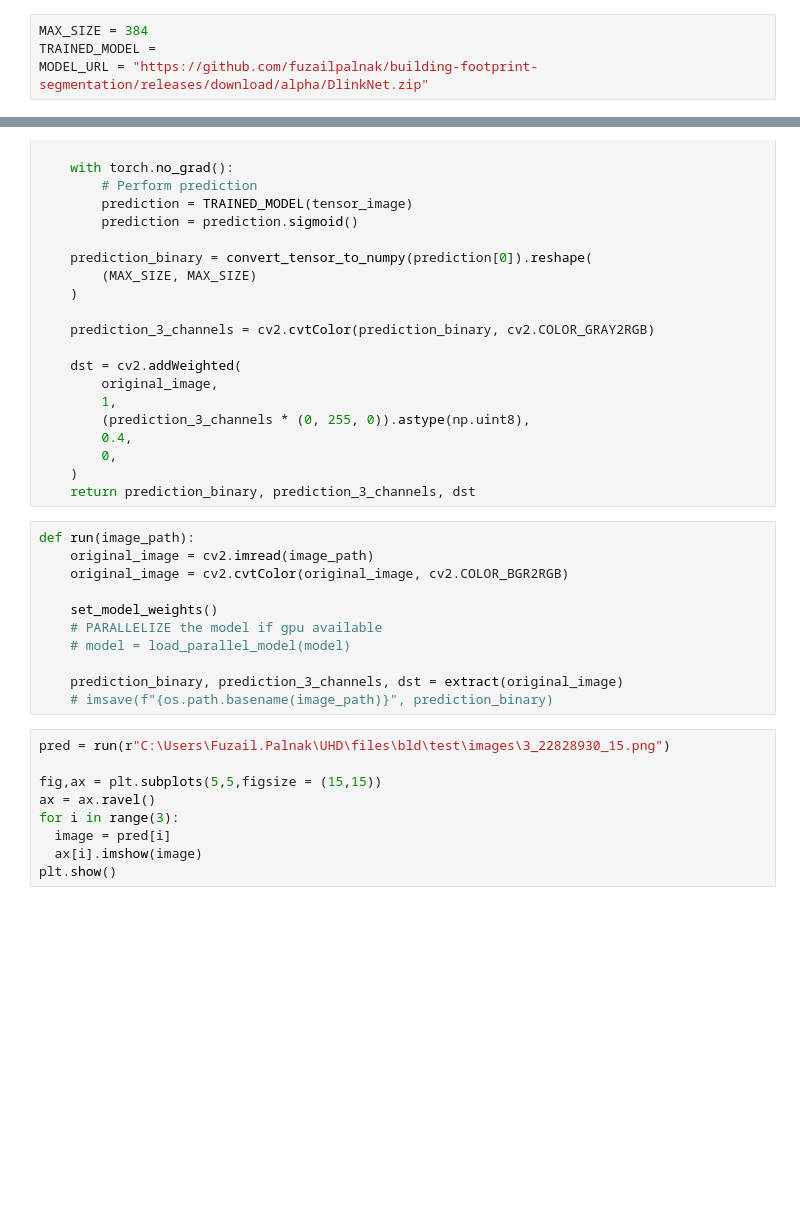
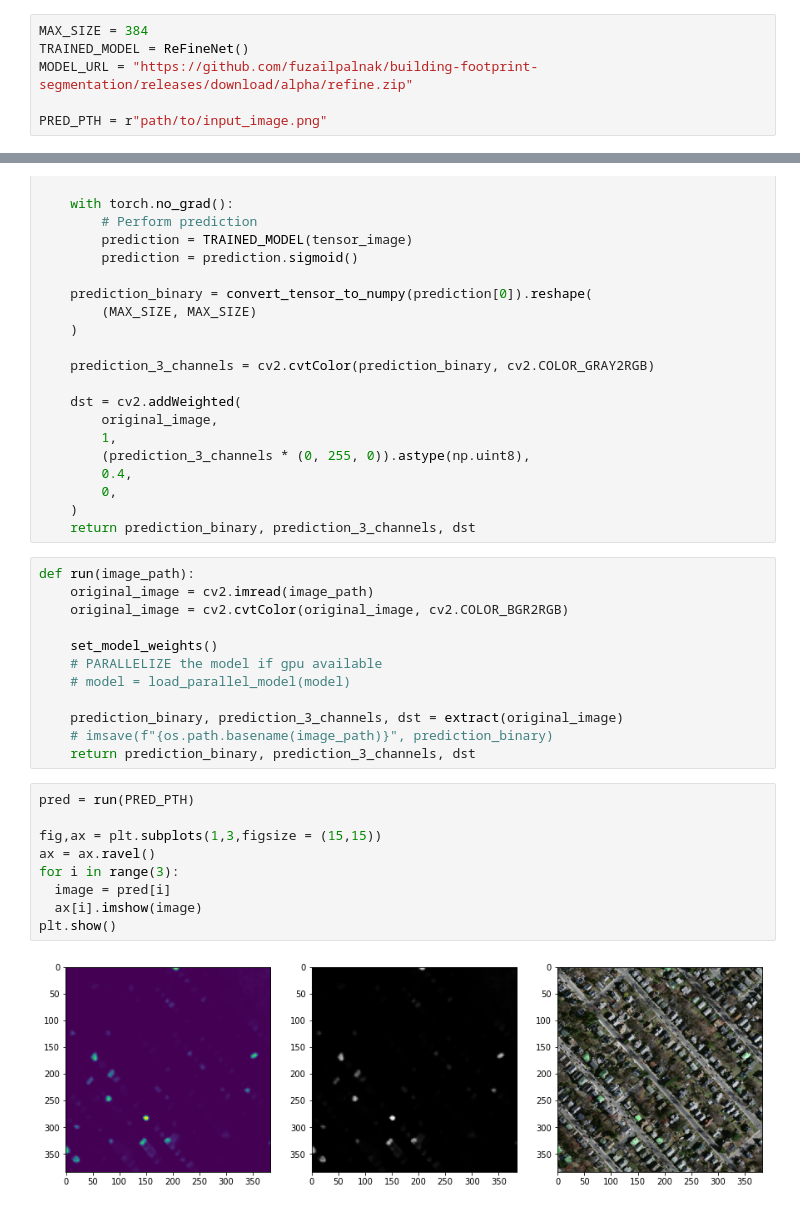
Before and after one commit to fuzailpalnak/building-footprint-segmentation, a Jupyter notebook: examples/Prediction.ipynb, the cells around one changed output, grey strips where cells are left out. Drawn from its saved outputs; the diff is of its cells as text; blank space fills up the shorter version.

Commit message:
predictions example update

```diff
--- a/examples/Prediction.ipynb
+++ b/examples/Prediction.ipynb
@@ -27,7 +26,9 @@ ImportError: cannot import name 'AlBuNet'
 # %%
 MAX_SIZE = 384
-TRAINED_MODEL =
-MODEL_URL = "https://github.com/fuzailpalnak/building-footprint-segmentation/releases/download/alpha/DlinkNet.zip"
+TRAINED_MODEL = ReFineNet()
+MODEL_URL = "https://github.com/fuzailpalnak/building-footprint-segmentation/releases/download/alpha/refine.zip"
+
+PRED_PTH = r"path/to/input_image.png"
 # %%
 def set_model_weights():
     state_dict = model_zoo.load_url(MODEL_URL, progress=True, map_location="cpu")
@@ -77,12 +78,15 @@ def run(image_path):
 
     prediction_binary, prediction_3_channels, dst = extract(original_image)
     # imsave(f"{os.path.basename(image_path)}", prediction_binary)
+    return prediction_binary, prediction_3_channels, dst
 # %%
-pred = run(r"C:\Users\Fuzail.Palnak\UHD\files\bld\test\images\3_22828930_15.png")
+pred = run(PRED_PTH)
 
-fig,ax = plt.subplots(5,5,figsize = (15,15))
+fig,ax = plt.subplots(1,3,figsize = (15,15))
 ax = ax.ravel()
 for i in range(3):
   image = pred[i]
   ax[i].imshow(image)
 plt.show()
+# %% [output]
+[figure, added]
```
Also changed, not shown: parts of 1 cell of this notebook.
